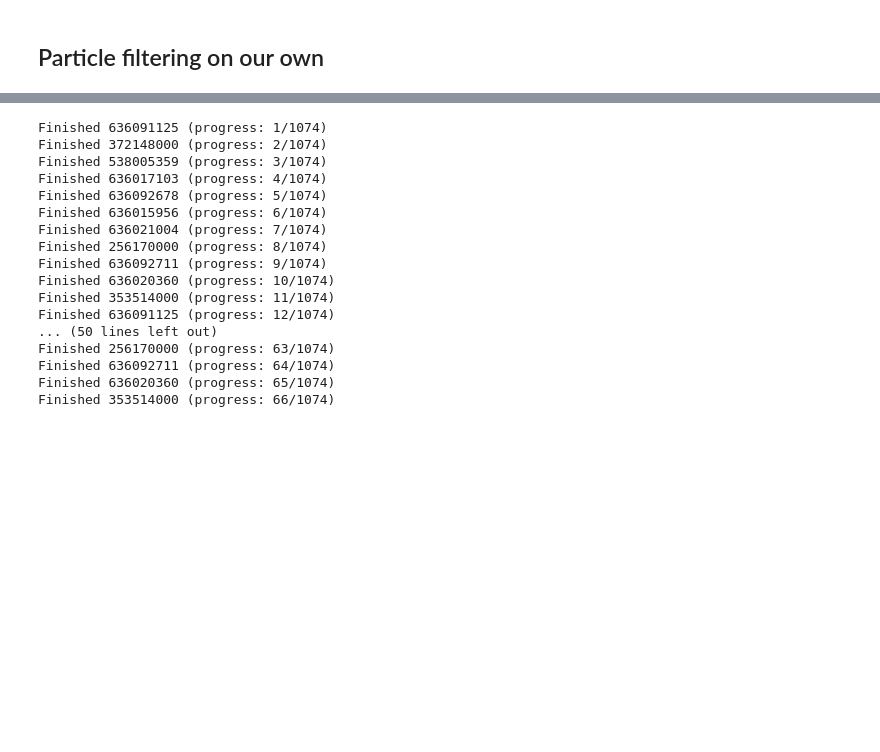
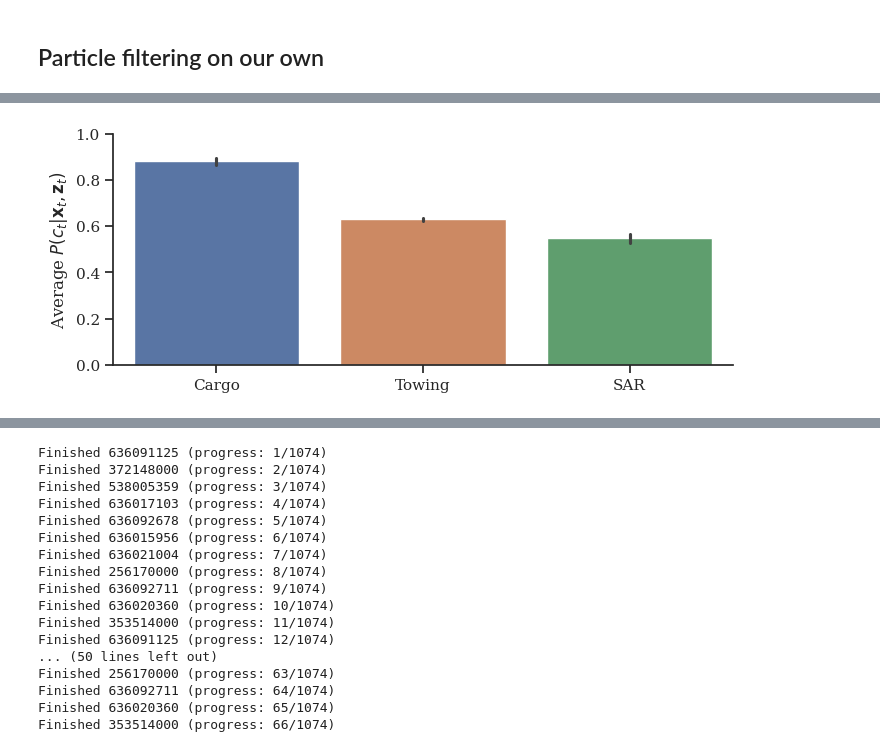
Before and after one commit to HRI-EU/ProMis, a Jupyter notebook: examples/promis-ships.ipynb, the cells around one changed output, grey strips where cells are left out. Cells and saved outputs as stored; diff of their text form; code cells hidden in the pictures; blank space fills up the shorter version.

```diff
--- a/examples/promis-ships.ipynb
+++ b/examples/promis-ships.ipynb
@@ -1025,0 +1220,16 @@ final position error, variance:
+# %%
+res_ = []
+for vessel_type in interpolators:
+    df_ = df[df["VesselTypeName"] == vessel_type]
+    points = df_[["East", "North"]].values
+    c = interpolators[vessel_type](points)
+    for value in c:
+        res_.append(
+            {
+                "Vessel Type": vessel_type,
+                "Constitutional": value.item(),
+            }
+        )
+
+res_df = pd.DataFrame(res_)
+res_df
@@ -1025,0 +1250,17 @@ final position error, variance:
+# %%
+sns.barplot(
+    data=res_df.replace({"Vessel Type": {"Search and rescue vessels": "SAR"}}),
+    x="Vessel Type",
+    y="Constitutional",
+    hue="Vessel Type",
+    order=["Cargo", "Towing", "SAR"],
+    hue_order=["Cargo", "Towing", "SAR"],
+)
+sns.despine()
+plt.ylabel(r"Average $P(c_t | \mathbf{x}_t, \mathbf{z}_t)$")
+plt.xlabel("")
+plt.ylim(0, 1)
+plt.savefig(Path(".") / "plots" / f"ais-{setting}-constitution.pdf", bbox_inches="tight")
+pass
+# %% [output]
+[figure, added]
```
Also changed, not shown: parts of 36 cells of this notebook.
